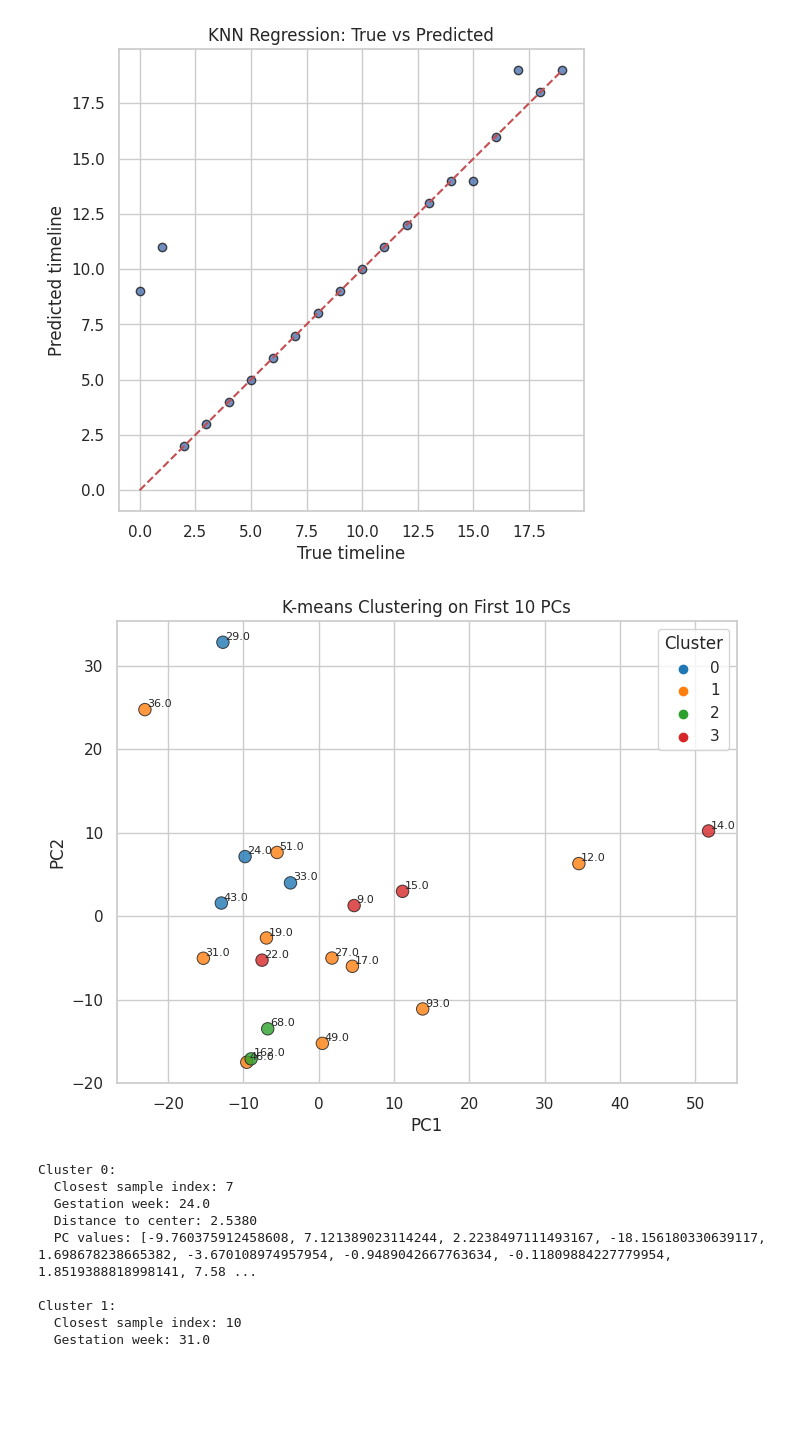
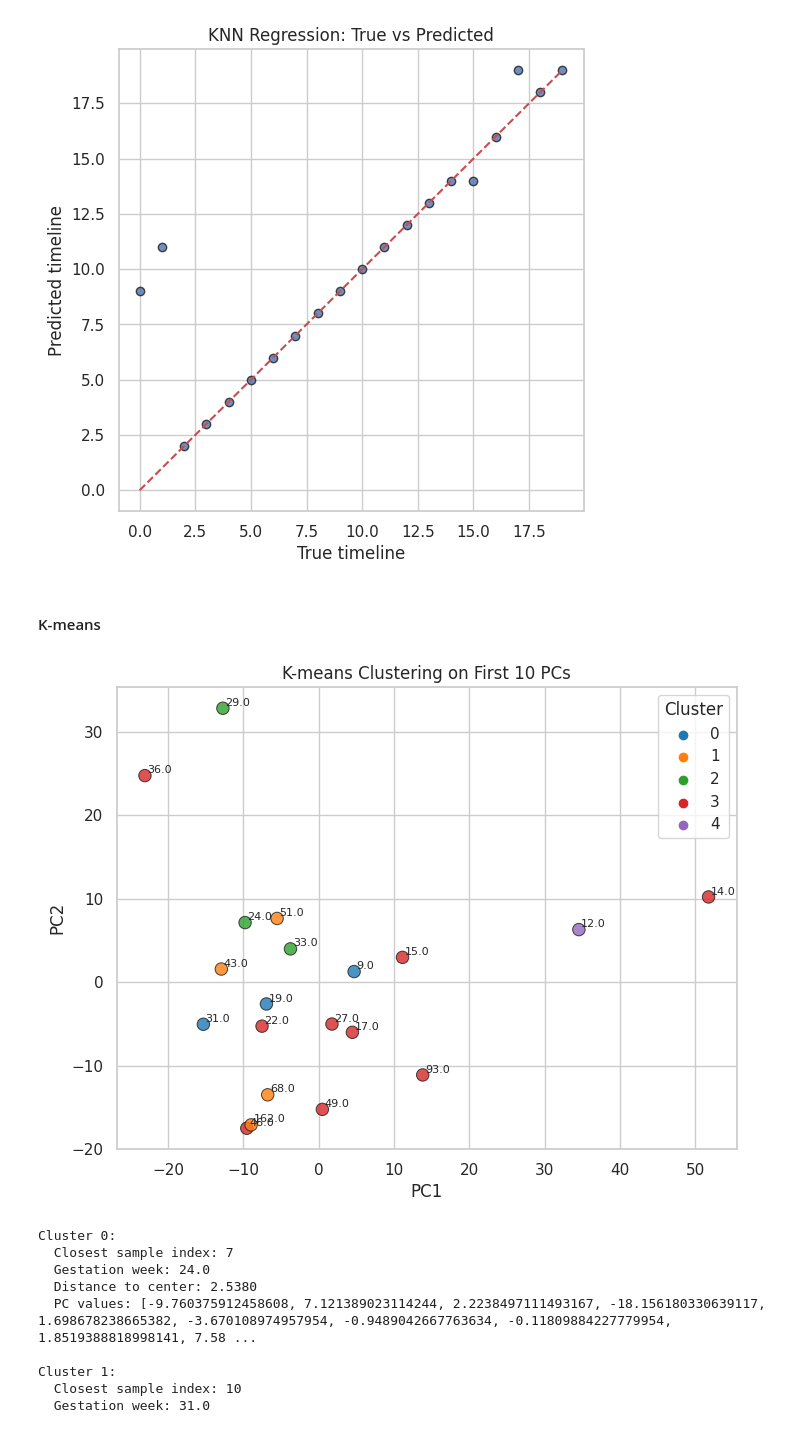
Before and after one commit to TyBruceChen/MBP-BrainIAC-Feature-Analysis, a Jupyter notebook: pca_feature_visualization.ipynb, the cells around one changed output. Drawn from its saved outputs; the diff is of its cells as text; code cells hidden in the pictures; blank space fills up the shorter version.

Commit message:
Update plotting

```diff
--- a/pca_feature_visualization.ipynb
+++ b/pca_feature_visualization.ipynb
@@ -299,7 +366,7 @@ elif plot_type == 'gestation_week':
     for i, (x, y, lab) in enumerate(zip(df_pca['PC1'], df_pca['PC2'], labels)):
         plt.text(x, y, str(lab), fontsize=10, ha='left', va='bottom')
 
-    plt.colorbar(sc, label='Label value')
+    plt.colorbar(sc, label='gestation week')
 
     plt.xlabel('PC1')
     plt.ylabel('PC2')
@@ -606,6 +932,8 @@ R^2   : 0.7203
 RMSE  : 3.0496
 MAE   : 1.1000
 [figure]
+# %% [markdown]
+#### K-means
 # %%
 from sklearn.cluster import KMeans
 from sklearn.preprocessing import StandardScaler
@@ -619,7 +947,7 @@ import numpy as np
 # Prepare data
 # ----------------------------
 n_pcs = 10
-pc_cols = [f'PC{i+1}' for i in range(n_pcs)] + ['gestation_week']
+pc_cols = [f'PC{i+1}' for i in range(n_pcs)] #+ ['gestation_week']
 
 if 'gestation_week' not in df_pca.columns:
     raise ValueError("gestation_week not found in df_pca")
@@ -634,7 +962,7 @@ X_kmeans_scaled = scaler.fit_transform(X_kmeans)
 # ----------------------------
 # Run KMeans
 # ----------------------------
-n_clusters = 4   # change this if needed
+n_clusters = 5   # change this if needed
 kmeans = KMeans(n_clusters=n_clusters, random_state=42, n_init=10)
 cluster_labels = kmeans.fit_predict(X_kmeans_scaled)
 
@@ -647,34 +975,34 @@ df_km['cluster'] = cluster_labels
 # ----------------------------
 plt.figure(figsize=(8,6))
 
 sns.scatterplot(
     data=df_km,
     x='PC1',
     y='PC2',
     hue='cluster',
     palette='tab10',
     s=80,
     edgecolor='k',
     alpha=0.8
 )
 
 # Label each point with gestation_week
 for i, row in df_km.iterrows():
     plt.text(
         row['PC1'] + 0.3,
         row['PC2'] + 0.3,
         str(row['gestation_week']),
         fontsize=8
     )
 
 plt.title('K-means Clustering on First 10 PCs')
 plt.xlabel('PC1')
 plt.ylabel('PC2')
 plt.legend(title='Cluster')
 plt.grid(True)
 plt.show()
 # %% [output]
-[figure, old version]
+[figure, new version]
 # %%
 import numpy as np
 import pandas as pd
```
Also changed, not shown: parts of 9 cells of this notebook.
